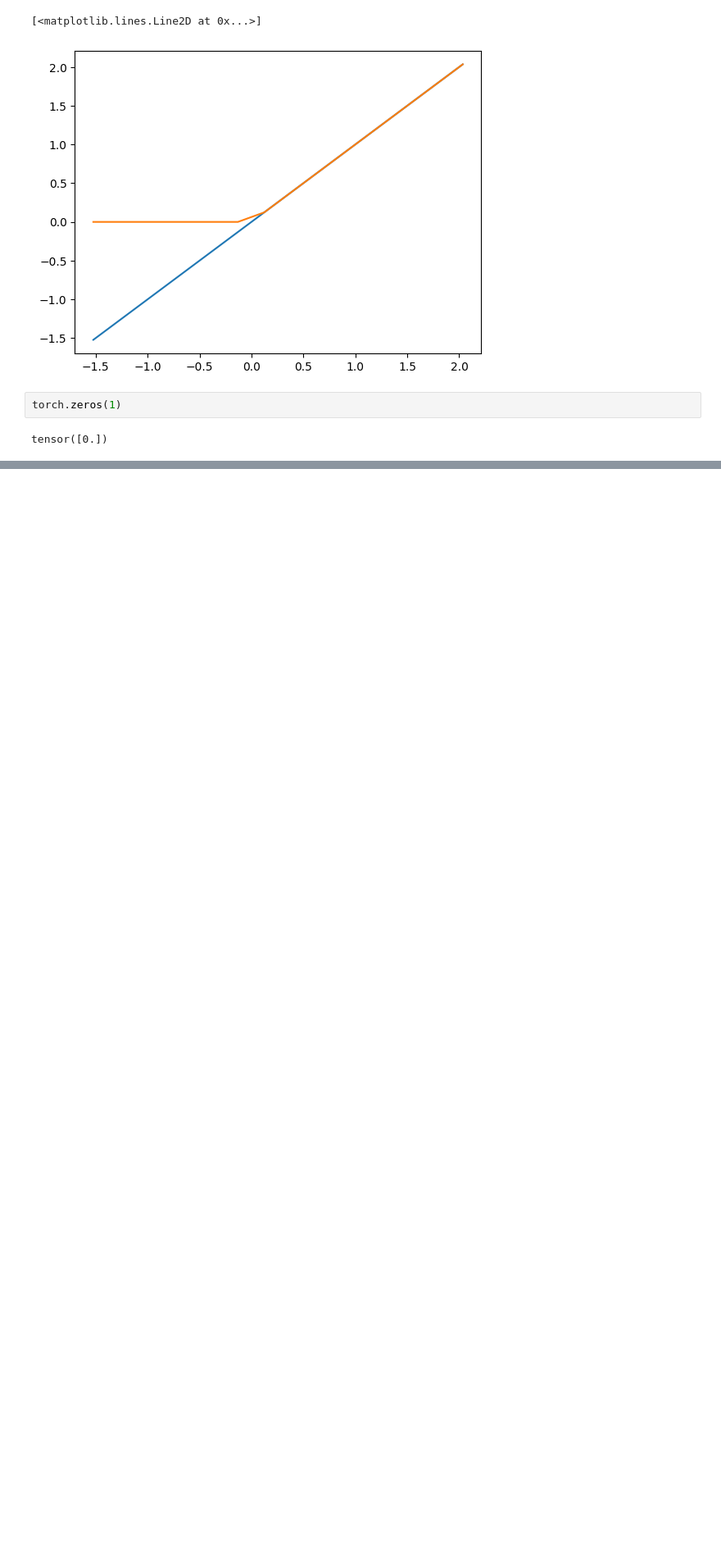
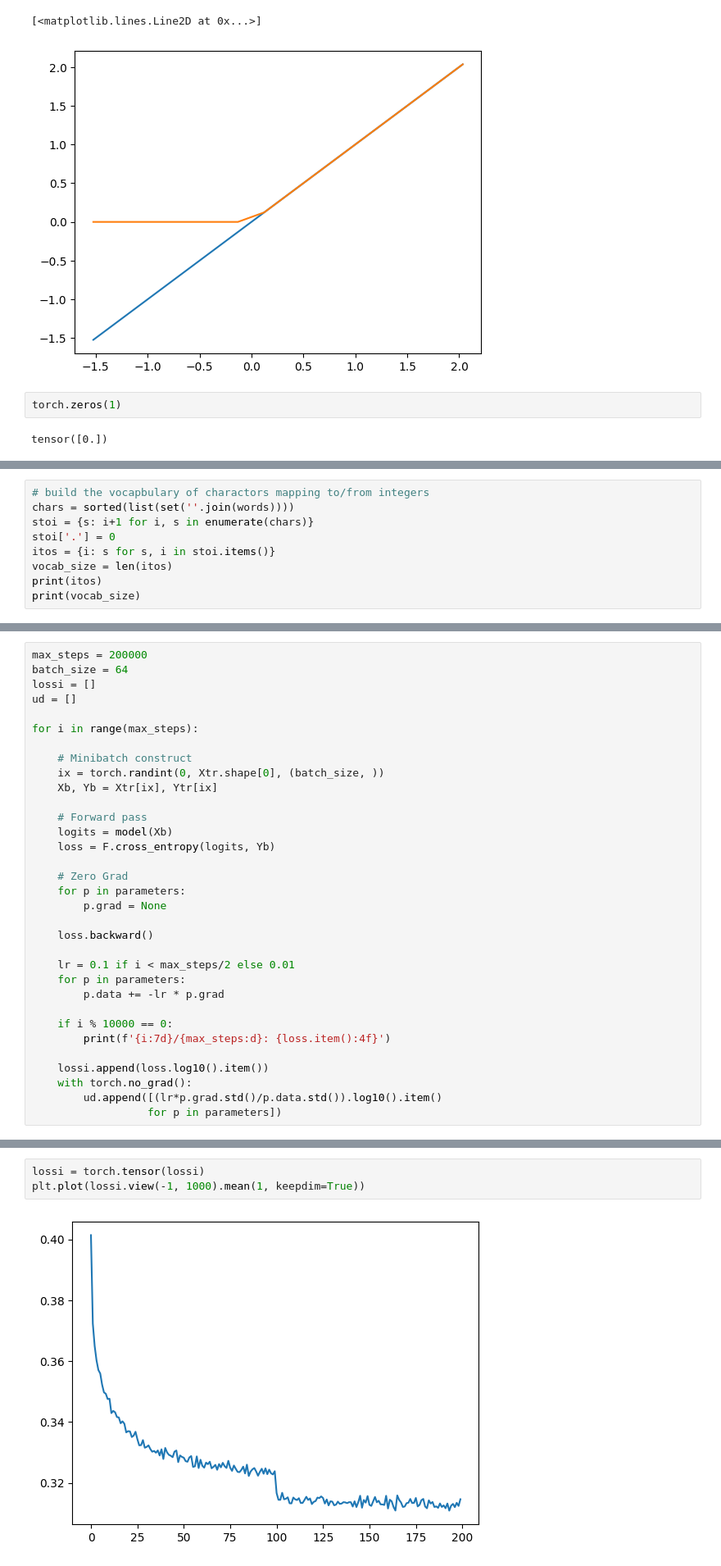
Before and after one commit to jsmidt/scratch, a Jupyter notebook: mytorch/test_mytorch.ipynb, the cells around one changed output, grey strips where cells are left out. Shown at 82% size. Drawn from its saved outputs; the diff is of its cells as text; blank space fills up the shorter version.

```diff
--- a/mytorch/test_mytorch.ipynb
+++ b/mytorch/test_mytorch.ipynb
@@ -151,0 +507,9 @@ Model has total parameters: 12097
+# %%
+# build the vocapbulary of charactors mapping to/from integers
+chars = sorted(list(set(''.join(words))))
+stoi = {s: i+1 for i, s in enumerate(chars)}
+stoi['.'] = 0
+itos = {i: s for s, i in stoi.items()}
+vocab_size = len(itos)
+print(itos)
+print(vocab_size)
@@ -151,0 +609,33 @@ Model has total parameters: 12097
+# %%
+max_steps = 200000
+batch_size = 64
+lossi = []
+ud = []
+
+for i in range(max_steps):
+
+    # Minibatch construct
+    ix = torch.randint(0, Xtr.shape[0], (batch_size, ))
+    Xb, Yb = Xtr[ix], Ytr[ix]
+
+    # Forward pass
+    logits = model(Xb)
+    loss = F.cross_entropy(logits, Yb)
+
+    # Zero Grad
+    for p in parameters:
+        p.grad = None
+
+    loss.backward()
+
+    lr = 0.1 if i < max_steps/2 else 0.01
+    for p in parameters:
+        p.data += -lr * p.grad
+
+    if i % 10000 == 0:
+        print(f'{i:7d}/{max_steps:d}: {loss.item():4f}')
+
+    lossi.append(loss.log10().item())
+    with torch.no_grad():
+        ud.append([(lr*p.grad.std()/p.data.std()).log10().item()
+                  for p in parameters])
@@ -151,0 +663,5 @@ Model has total parameters: 12097
+# %%
+lossi = torch.tensor(lossi)
+plt.plot(lossi.view(-1, 1000).mean(1, keepdim=True))
+# %% [output]
+[figure, added]
```
Also changed, not shown: parts of 44 cells of this notebook, 6 other files.
